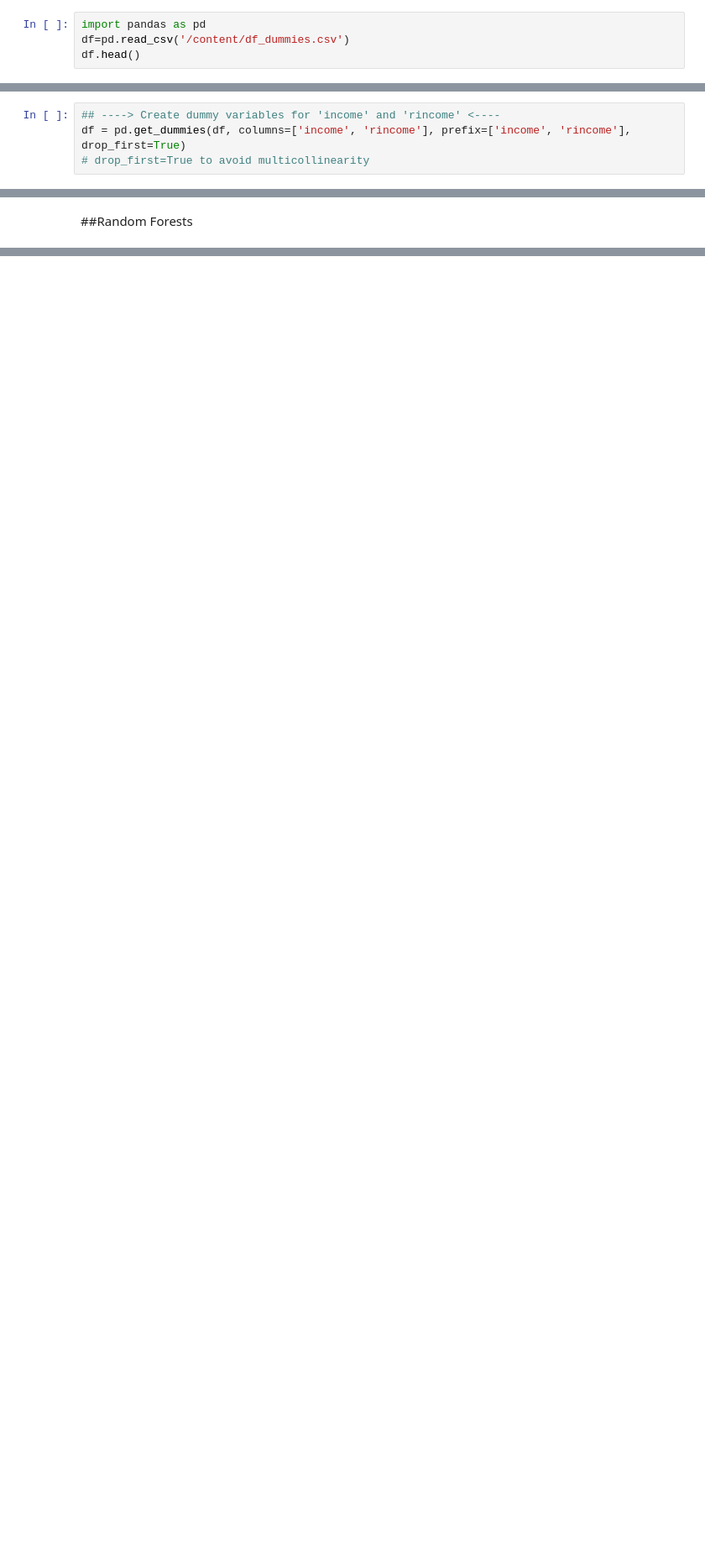
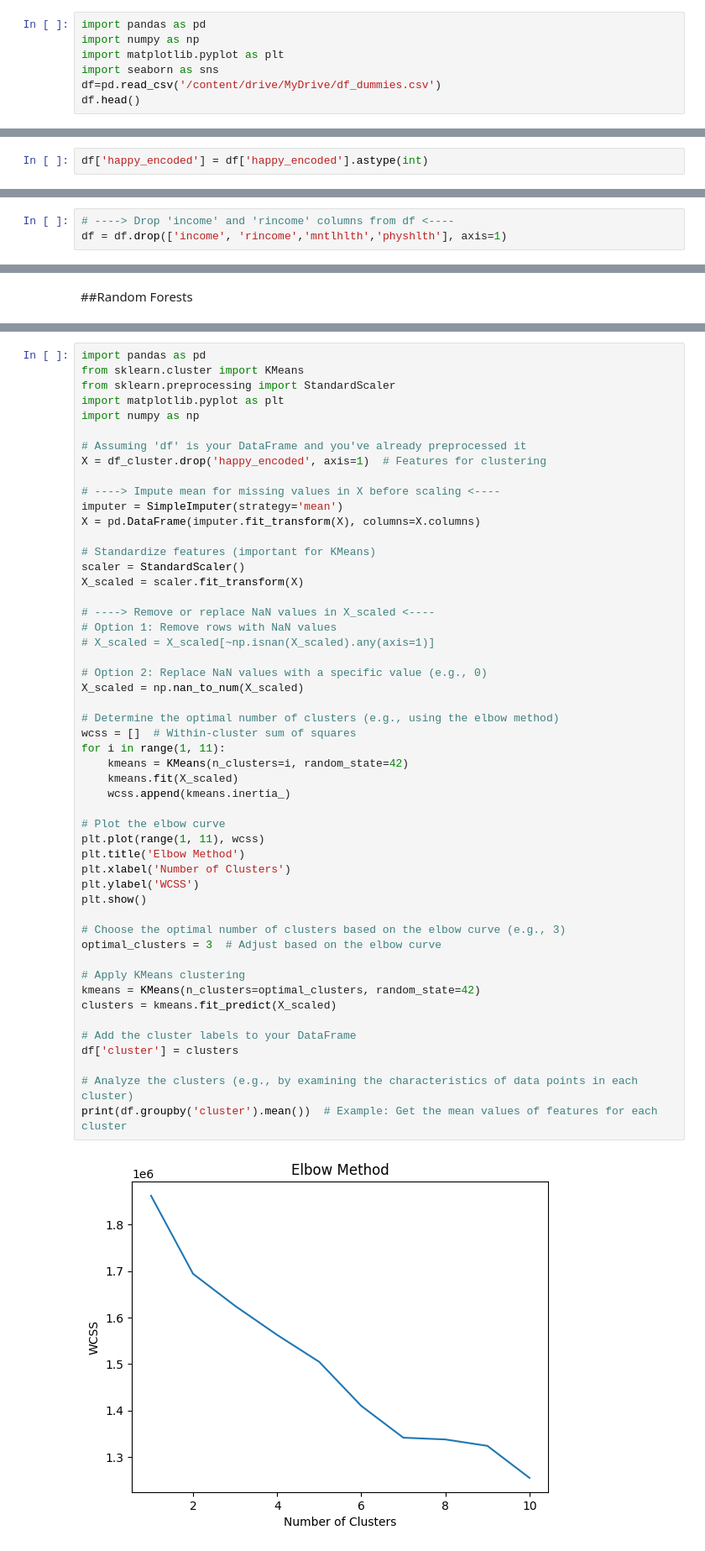
Before and after one commit to AmnaShahid999/AmnaShahid999.github.io, a Jupyter notebook: Dummies_df_working.ipynb, the cells around one changed output, grey strips where cells are left out. Shown: that part at 84% size. Saved outputs shown, nothing was run; the diff lists cells and outputs as text; blank space fills up the shorter version.

```diff
--- a/Dummies_df_working.ipynb
+++ b/Dummies_df_working.ipynb
@@ -2,7 +2,10 @@
 <a href="https://colab.research.google.com/github/AmnaShahid999/AmnaShahid999.github.io/blob/master/Dummies_df_working.ipynb" target="_parent"><img src="https://colab.research.google.com/assets/colab-badge.svg" alt="Open In Colab"/></a>
 # %%
 import pandas as pd
-df=pd.read_csv('/content/df_dummies.csv')
+import numpy as np
+import matplotlib.pyplot as plt
+import seaborn as sns
+df=pd.read_csv('/content/drive/MyDrive/df_dummies.csv')
 df.head()
 # %% [output]
 |  | sex_dummy | race_dummy | born_dummy | parborn_dummy | disblty_dummy | gender1_dummy | relig_dummy | ... |
@@ -17,4 +17,0 @@ df.head()
-# %%
-## ----> Create dummy variables for 'income' and 'rincome' <----
-df = pd.get_dummies(df, columns=['income', 'rincome'], prefix=['income', 'rincome'], drop_first=True)
-# drop_first=True to avoid multicollinearity
@@ -20,0 +132,2 @@ df = pd.get_dummies(df, columns=['income', 'rincome'], prefix=['income', 'rincom
+# %%
+df['happy_encoded'] = df['happy_encoded'].astype(int)
@@ -21,3 +145,6 @@ df = pd.get_dummies(df, columns=['income', 'rincome'], prefix=['income', 'rincom
+# %%
+# ----> Drop 'income' and 'rincome' columns from df <----
+df = df.drop(['income', 'rincome','mntlhlth','physhlth'], axis=1)
 # %%
 df.head()
 # %% [output]
@@ -526,0 +508,53 @@ Feature importances saved to feature_importances.csv
+# %%
+import pandas as pd
+from sklearn.cluster import KMeans
+from sklearn.preprocessing import StandardScaler
+import matplotlib.pyplot as plt
+import numpy as np
+
+# Assuming 'df' is your DataFrame and you've already preprocessed it
+X = df_cluster.drop('happy_encoded', axis=1)  # Features for clustering
+
+# ----> Impute mean for missing values in X before scaling <----
+imputer = SimpleImputer(strategy='mean')
+X = pd.DataFrame(imputer.fit_transform(X), columns=X.columns)
+
+# Standardize features (important for KMeans)
+scaler = StandardScaler()
+X_scaled = scaler.fit_transform(X)
+
+# ----> Remove or replace NaN values in X_scaled <----
+# Option 1: Remove rows with NaN values
+# X_scaled = X_scaled[~np.isnan(X_scaled).any(axis=1)]
+
+# Option 2: Replace NaN values with a specific value (e.g., 0)
+X_scaled = np.nan_to_num(X_scaled)
+
+# Determine the optimal number of clusters (e.g., using the elbow method)
+wcss = []  # Within-cluster sum of squares
+for i in range(1, 11):
+    kmeans = KMeans(n_clusters=i, random_state=42)
+    kmeans.fit(X_scaled)
+    wcss.append(kmeans.inertia_)
+
+# Plot the elbow curve
+plt.plot(range(1, 11), wcss)
+plt.title('Elbow Method')
+plt.xlabel('Number of Clusters')
+plt.ylabel('WCSS')
+plt.show()
+
+# Choose the optimal number of clusters based on the elbow curve (e.g., 3)
+optimal_clusters = 3  # Adjust based on the elbow curve
+
+# Apply KMeans clustering
+kmeans = KMeans(n_clusters=optimal_clusters, random_state=42)
+clusters = kmeans.fit_predict(X_scaled)
+
+# Add the cluster labels to your DataFrame
+df['cluster'] = clusters
+
+# Analyze the clusters (e.g., by examining the characteristics of data points in each cluster)
+print(df.groupby('cluster').mean())  # Example: Get the mean values of features for each cluster
+# %% [output]
+[figure, added]
```
Also changed, not shown: parts of 51 cells of this notebook.
